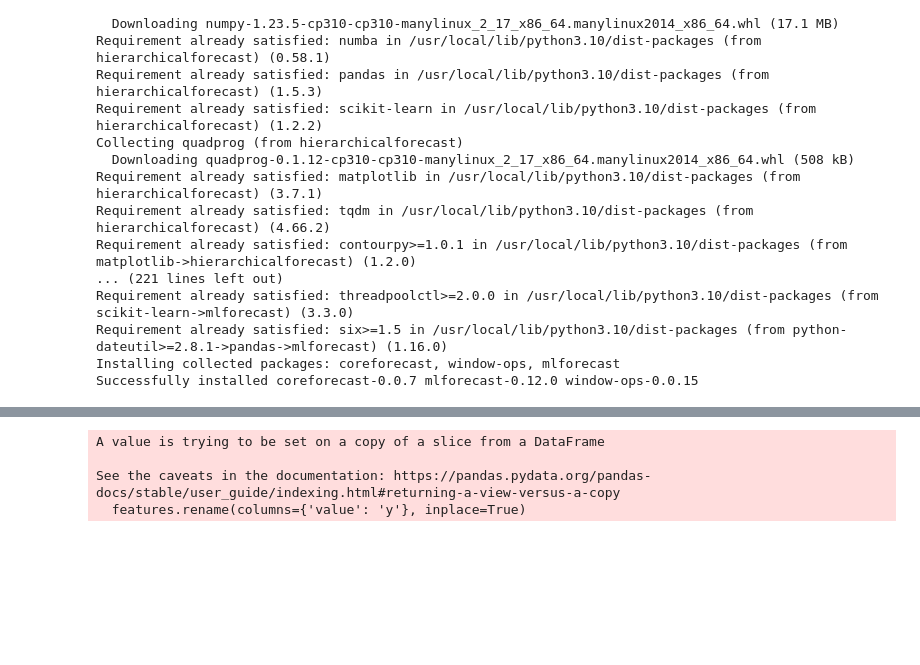
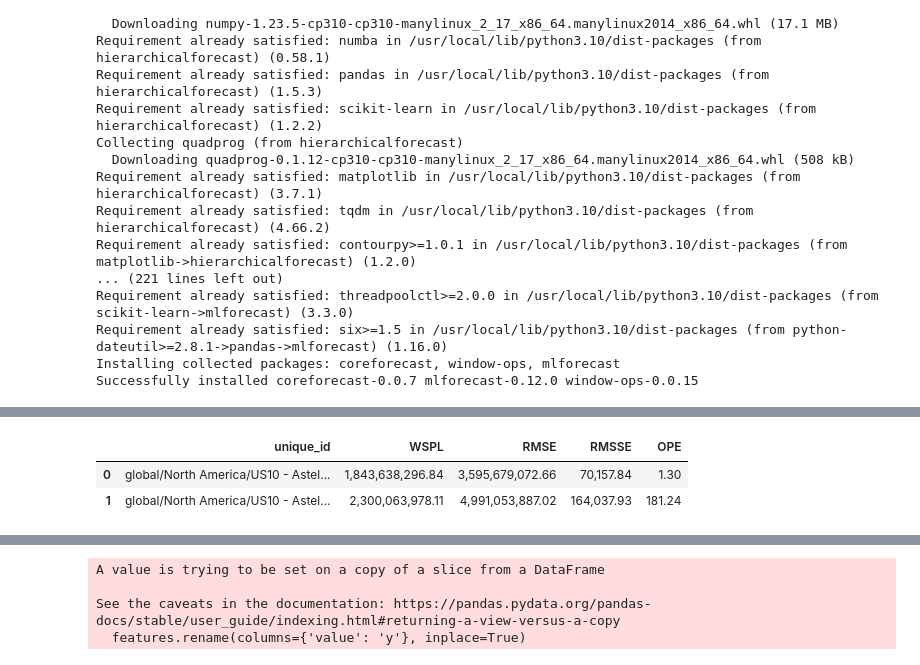
Before and after one commit to achett/Hierarchical-Model, a Jupyter notebook: Bayesian_Hierarchical_Model.ipynb, the cells around one changed output, grey strips where cells are left out. Cells and saved outputs as stored; diff of their text form; code cells hidden in the pictures; blank space fills up the shorter version.

Commit message:
Includes metrics function that works on stochastic and non-stochastic

```diff
--- a/Bayesian_Hierarchical_Model.ipynb
+++ b/Bayesian_Hierarchical_Model.ipynb
@@ -477,0 +356,78 @@ WARNING:darts.timeseries:You are transforming a stochastic TimeSeries (i.e., con
+# %%
+from darts.metrics import quantile_loss, mse, ope
+from darts import TimeSeries
+import pandas as pd
+
+def sum_of_differences(time_series):
+    # Find the index of the first non-zero value
+    first_non_zero_index = next((index for index, value in enumerate(time_series) if value != 0), None)
+
+    # Check if there is a non-zero value in the series
+    if first_non_zero_index is None:
+        return 0  # Return 0 if there are no non-zero values
+
+    # Calculate the sum of the differences after the first non-zero value
+    sum_diff = sum(abs(time_series[i] - time_series[i - 1]) for i in range(first_non_zero_index + 1, len(time_series)))
+
+    # Calculate the number of time points after the first non-zero value minus one
+    num_points = len(time_series) - first_non_zero_index - 1
+
+    # Avoid division by zero
+    if num_points <= 0:
+        return 0
+
+    # Return the result
+    return np.array((sum_diff / num_points).values())[0][0]
+
+
+def metrics(actual_data, forecasted_data, quantiles, weights):
+    # Prepare a list to store WSPL results for each unique_id
+    results = []
+
+    # Ensure 'ds' is in datetime format
+    actual_data['ds'] = pd.to_datetime(actual_data['ds'])
+
+    for unique_id in actual_data['unique_id'].unique():
+        # Filter the actual data and forecasted data
+        actual_values = actual_data[actual_data['unique_id'] == unique_id][['ds', 'y']].tail(fct_periods)
+        actual_ts = TimeSeries.from_dataframe(actual_values.set_index('ds'))
+
+        historical_actuals = actual_data[actual_data['unique_id'] == unique_id][['ds', 'y']].drop(actual_values.index)
+
+        historical_ts = TimeSeries.from_dataframe(historical_actuals.set_index('ds'))
+        forecasted_ts = forecasted_data[unique_id]
+
+        # Calculate quantile loss for each quantile
+        losses = {q: quantile_loss(actual_ts, forecasted_ts, q) for q in quantiles}
+        print(forecasted_ts)
+        wspl = sum(weights[q] * losses[q] for q in quantiles) / sum(weights.values())
+
+        # Calculate rmse
+        mse_metric = mse(actual_ts, forecasted_ts)
+        scaled = sum_of_differences(historical_ts)
+
+        rmse_metric = np.sqrt(mse_metric)
+        rmsse_metric = np.sqrt((mse_metric/scaled))
+
+        # Calculate the overall percentage error
+        try:
+            ope_metric = ope(actual_ts, forecasted_ts)
+        except ValueError:
+            ope_metric = np.nan
+
+
+        # Append the result to the list
+        results.append({'unique_id': unique_id, 'WSPL': wspl, 'RMSE': rmse_metric, 'RMSSE': rmsse_metric, 'OPE': ope_metric})
+
+
+    # Convert the list of results into a DataFrame
+    results_df = pd.DataFrame(results)
+    return results_df
+
+# Usage:
+quantiles = [0.005, 0.025, 0.165, 0.250, 0.500, 0.750, 0.835, 0.975, 0.995] # Define your quantiles
+weights = {0.005: 1, 0.025: 1, 0.165: 1, 0.250: 1, 0.500: 1, 0.750: 1, 0.835: 1, 0.975: 1, 0.995: 1}
+
+results = metrics(volume_act, arima_dict, quantiles, weights)
+results
+# %% [output]
@@ -477,0 +451,3 @@ WARNING:darts.timeseries:You are transforming a stochastic TimeSeries (i.e., con
+|  | unique_id | WSPL | RMSE | RMSSE | OPE |
+| 0 | global/North America/US10 - Astel... | 1,843,638,296.84 | 3,595,679,072.66 | 70,157.84 | 1.30 |
+| 1 | global/North America/US10 - Astel... | 2,300,063,978.11 | 4,991,053,887.02 | 164,037.93 | 181.24 |
```
Also changed, not shown: parts of 29 cells of this notebook.
